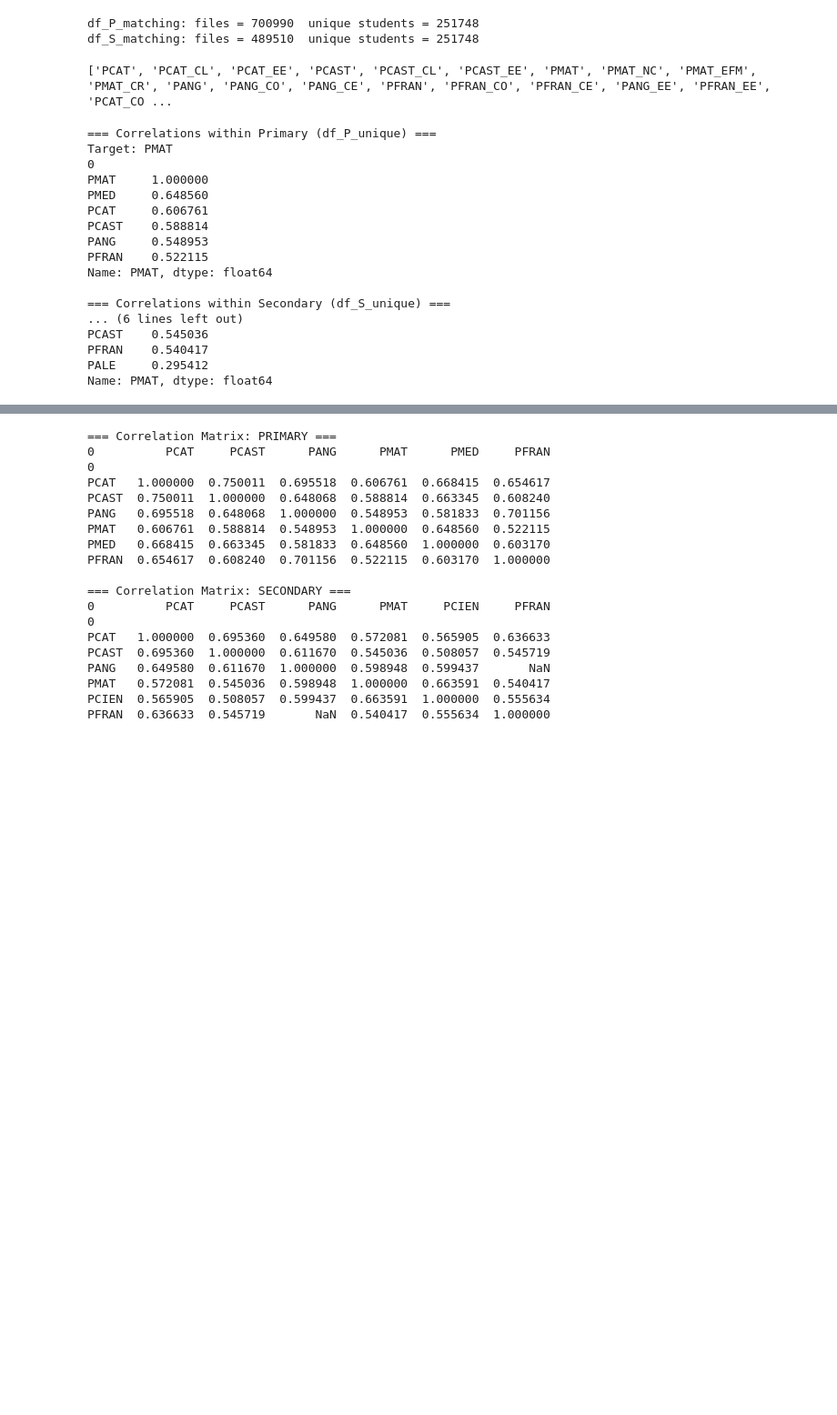
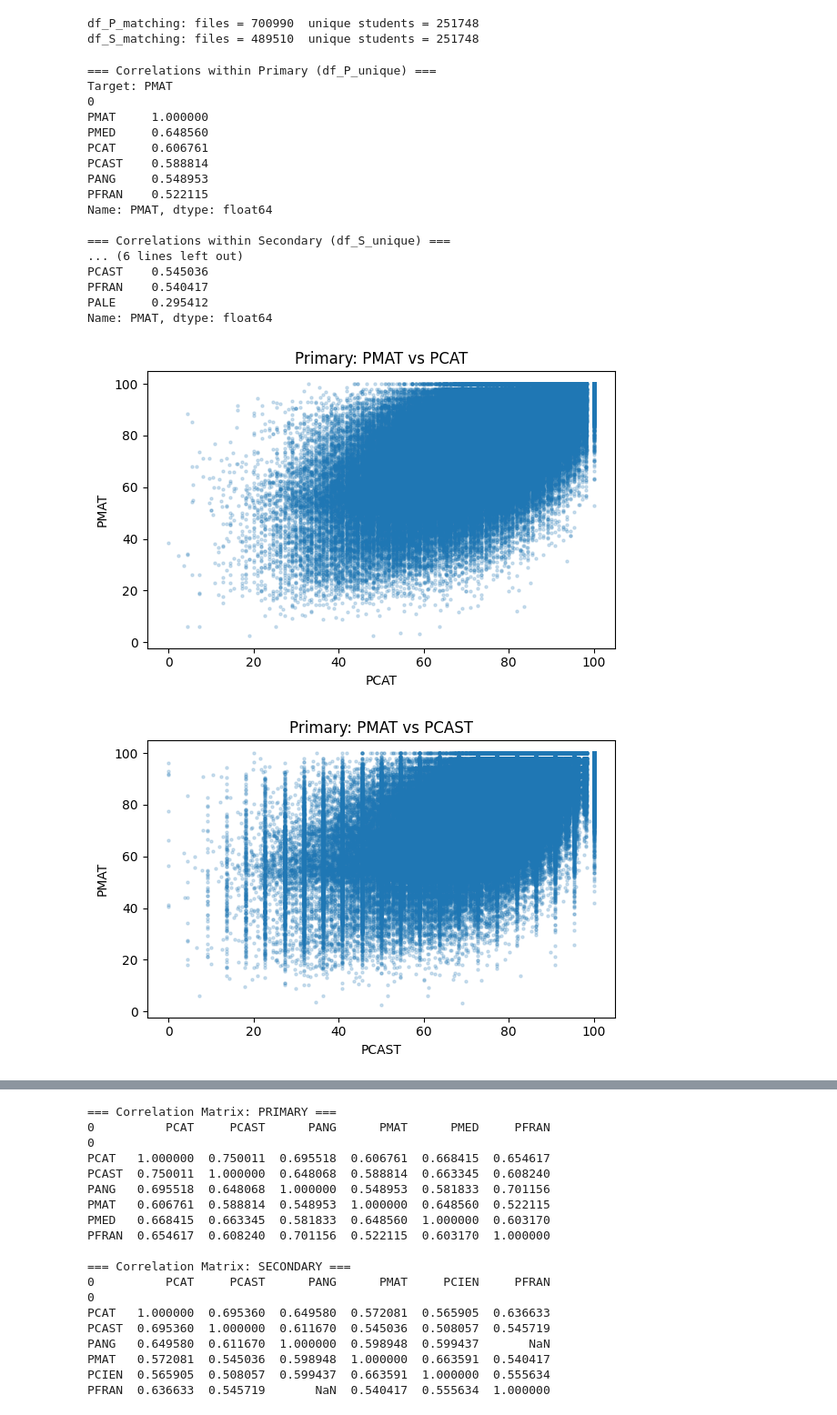
Before and after one commit to m-garcia-rodriguez/Education-Big-Data-Project, a Jupyter notebook: Notebooks/exploration-Maria.ipynb, the cells around one changed output, grey strips where cells are left out. Shown at 91% size. Saved outputs shown, nothing was run; the diff lists cells and outputs as text; code cells hidden in the pictures; blank space fills up the shorter version.

```diff
--- a/Notebooks/exploration-Maria.ipynb
+++ b/Notebooks/exploration-Maria.ipynb
@@ -174,14 +174,12 @@ df_merged = pd.merge(
 # %% [output]
 df_P_matching: files = 700990  unique students = 251748
 df_S_matching: files = 489510  unique students = 251748
-# %%
-print((grade_cols_P))
-# %% [output]
-['PCAT', 'PCAT_CL', 'PCAT_EE', 'PCAST', 'PCAST_CL', 'PCAST_EE', 'PMAT', 'PMAT_NC', 'PMAT_EFM', 'PMAT_CR', 'PANG', 'PANG_CO', 'PANG_CE', 'PFRAN', 'PFRAN_CO', 'PFRAN_CE', 'PANG_EE', 'PFRAN_EE', 'PCAT_CO ...
 # %%
 import numpy as np
 import pandas as pd
 import matplotlib.pyplot as plt
+import os
+import seaborn as sns
 
 # ===============================
 # 1. Helper: convert grade columns to numeric (comma → dot)
@@ -245,55 +243,60 @@ print(f"Target: {math_col_name}")
 print(corr_S)
 
 # ===============================
 # 5. Scatter plots: Mathematics vs other subjects (Primary and Secondary)
 # ===============================
 # To avoid huge plots, sample at most N students
 max_points = 1000000
 
-# # Primary
-# if len(df_P_unique) > max_points:
-#     df_P_plot = df_P_unique.sample(n=max_points, random_state=0)
-# else:
-#     df_P_plot = df_P_unique
+# Primary
+if len(df_P_unique) > max_points:
+    df_P_plot = df_P_unique.sample(n=max_points, random_state=0)
+else:
+    df_P_plot = df_P_unique
 
-# for col in other_P:
-#     plt.figure(figsize=(6, 4))
-#     plt.scatter(df_P_plot[col], df_P_plot[math_col_name], alpha=0.2, s=5)
-#     plt.xlabel(col)
-#     plt.ylabel(math_col_name)
-#     plt.title(f"Primary: {math_col_name} vs {col}")
-#     plt.tight_layout()
-#     plt.show()
+for col in other_P:
+    plt.figure(figsize=(6, 4))
+    plt.scatter(df_P_plot[col], df_P_plot[math_col_name], alpha=0.2, s=5)
+    plt.xlabel(col)
+    plt.ylabel(math_col_name)
+    plt.title(f"Primary: {math_col_name} vs {col}")
+    plt.tight_layout()
+    path = f"Scatterplots/{col}.png"
+    os.makedirs(os.path.dirname(path), exist_ok=True)
+    #plt.savefig(path, dpi=300)
+    plt.show()
 
 # # Secondary
-# if len(df_S_unique) > max_points:
-#     df_S_plot = df_S_unique.sample(n=max_points, random_state=0)
-# else:
-#     df_S_plot = df_S_unique
+if len(df_S_unique) > max_points:
+    df_S_plot = df_S_unique.sample(n=max_points, random_state=0)
+else:
+    df_S_plot = df_S_unique
 
-# for col in other_S:
-#     plt.figure(figsize=(6, 4))
-#     plt.scatter(df_S_plot[col], df_S_plot[math_col_name], alpha=0.2, s=5)
-#     plt.xlabel(col)
-#     plt.ylabel(math_col_name)
-#     plt.title(f"Secondary: {math_col_name} vs {col}")
-#     plt.tight_layout()
-#     plt.show()
+for col in other_S:
+    plt.figure(figsize=(6, 4))
+    plt.scatter(df_S_plot[col], df_S_plot[math_col_name], alpha=0.2, s=5)
+    plt.xlabel(col)
+    plt.ylabel(math_col_name)
+    plt.title(f"Secondary: {math_col_name} vs {col}")
+    plt.tight_layout()
+    plt.show()
 # %% [output]
 === Correlations within Primary (df_P_unique) ===
 Target: PMAT
 0
 PMAT     1.000000
 PMED     0.648560
 PCAT     0.606761
 PCAST    0.588814
 PANG     0.548953
 PFRAN    0.522115
 Name: PMAT, dtype: float64
 
 === Correlations within Secondary (df_S_unique) ===
 ... (6 lines left out)
 PCAST    0.545036
 PFRAN    0.540417
 PALE     0.295412
 Name: PMAT, dtype: float64
+[figure, added]
+[figure, added]
```
Also changed, not shown: parts of 5 cells of this notebook.
